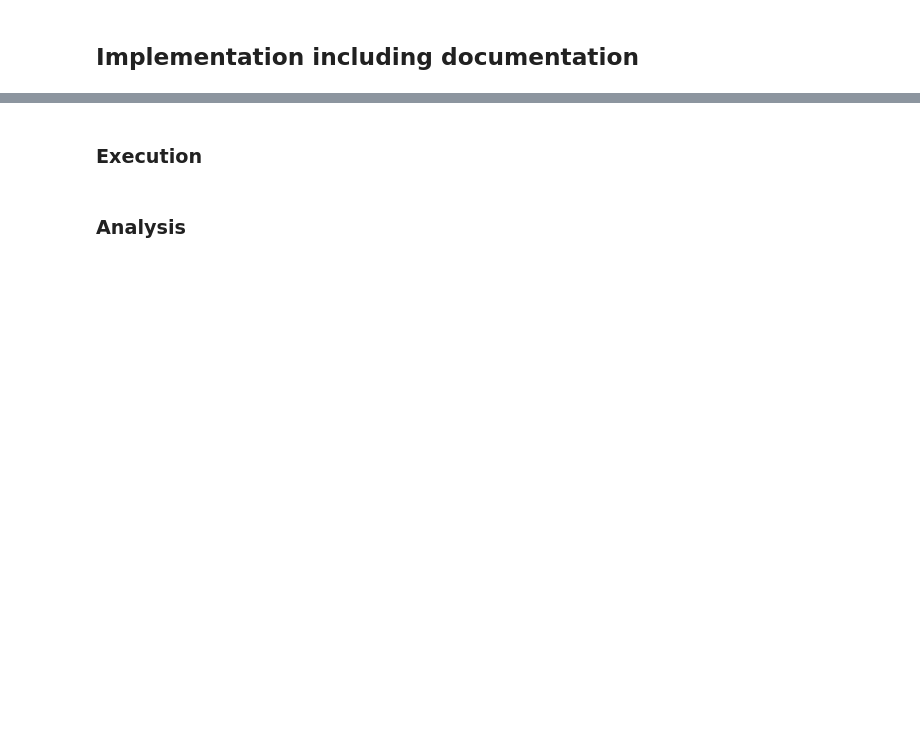
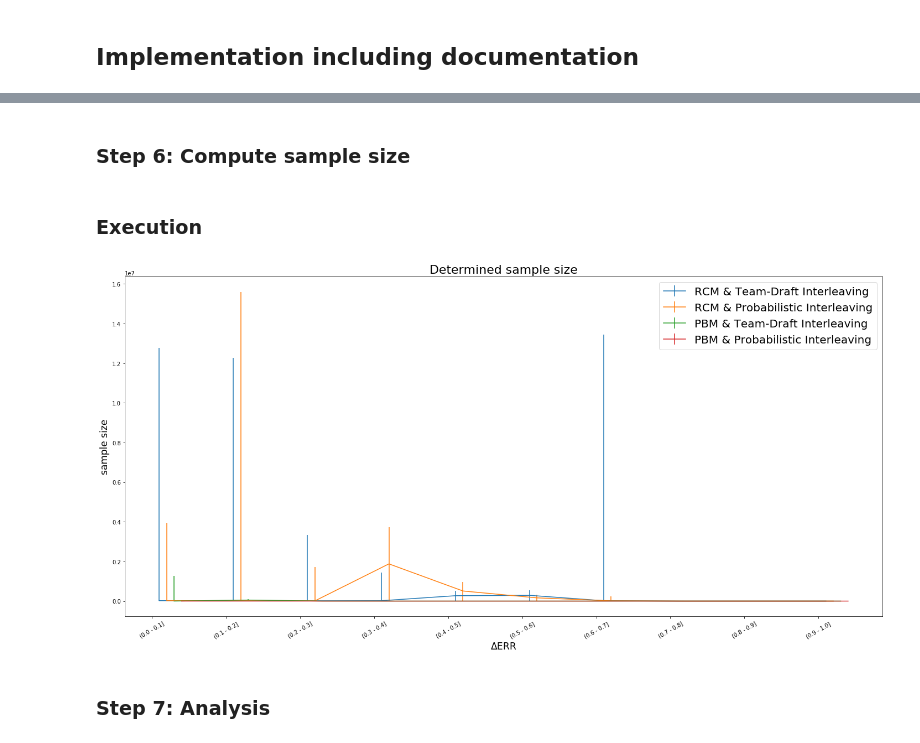
Before and after one commit to bobbiegorp/IR-2019, a Jupyter notebook: 11025654_12364282_11161108_code.ipynb, the cells around one changed output, grey strips where cells are left out. Cells and saved outputs as stored; diff of their text form; code cells hidden in the pictures; blank space fills up the shorter version.

```diff
--- a/11025654_12364282_11161108_code.ipynb
+++ b/11025654_12364282_11161108_code.ipynb
@@ -10,4 +10,8 @@ from random import random
 import matplotlib.pyplot as plt
 from scipy import stats, sqrt
 from math import ceil
+
+plt.rcParams["figure.figsize"] = [20,10]
+params = {'legend.fontsize': 20}
+plt.rcParams.update(params)
 # %% [markdown]
@@ -953,0 +791,2 @@ def plot_bin_info(bin_info_list, bin_set_labels=[], bin_labels=[]):
+# %% [markdown]
+<h3> Step 6: Compute sample size </h3>
@@ -956,2 +1028,6 @@ def plot_bin_info(bin_info_list, bin_set_labels=[], bin_labels=[]):
+# %%
+plot_bin_info(bin_sets, bin_set_labels, bin_labels)
+# %% [output]
+[figure, added]
 # %% [markdown]
-<h3> Analysis </h3>
+<h3>Step 7: Analysis </h3>
```
Also changed, not shown: parts of 10 cells of this notebook.
